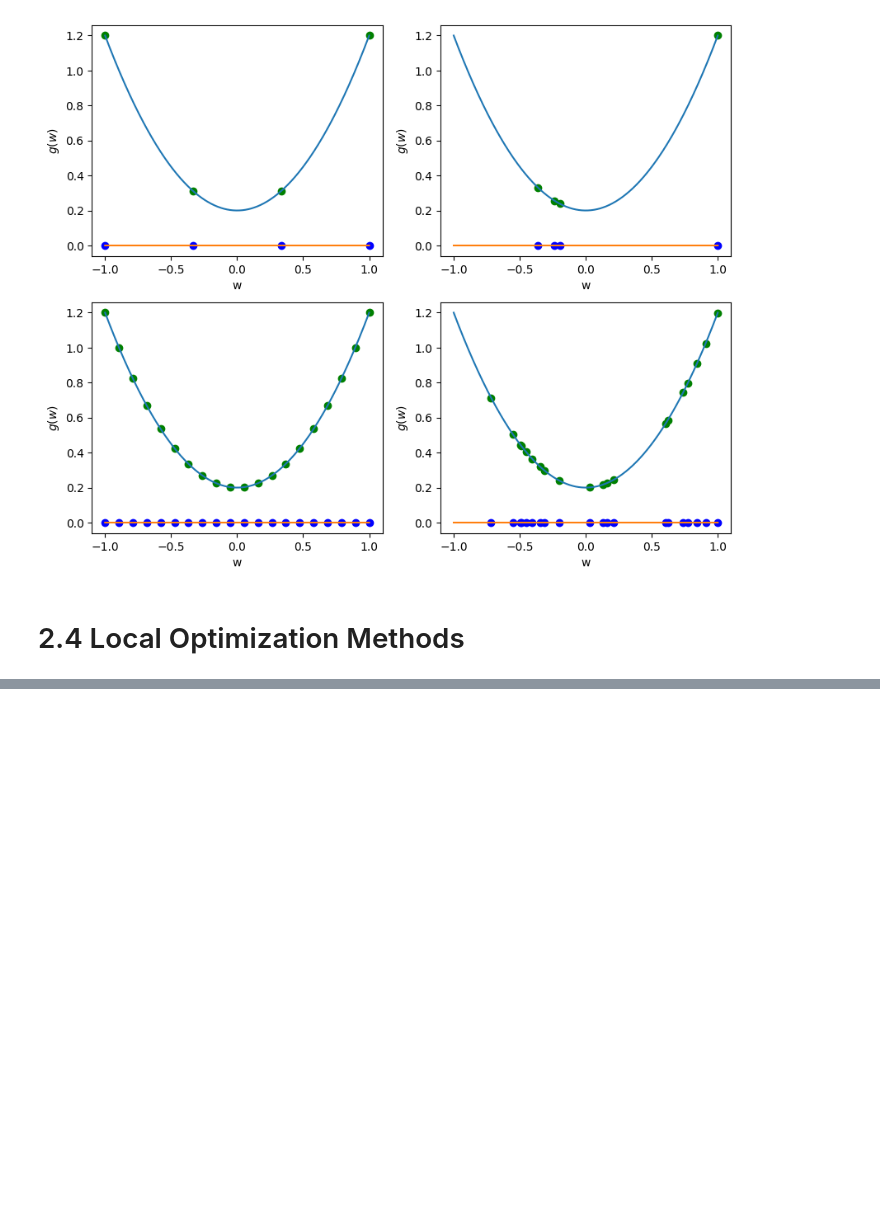
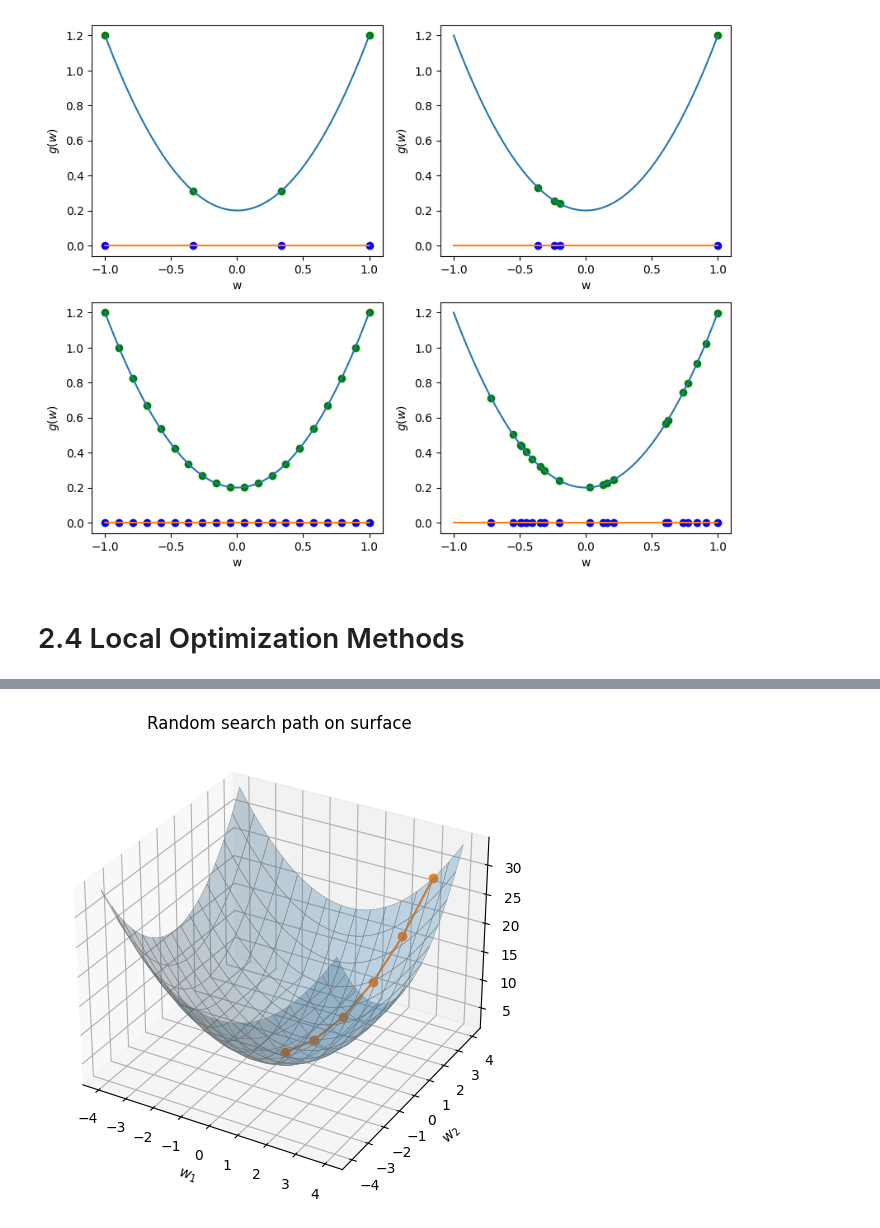
Before and after one commit to Pokemongle/ubc_ml, a Jupyter notebook: textbook/ch2.ipynb, the cells around one changed output, grey strips where cells are left out. Drawn from its saved outputs; the diff is of its cells as text; code cells hidden in the pictures; blank space fills up the shorter version.

```diff
--- a/textbook/ch2.ipynb
+++ b/textbook/ch2.ipynb
@@ -78,0 +109,84 @@ for i,ax in enumerate(axes.ravel()): # .ravel()
+# %%
+# Random local search for Example 2.3
+# g(w1, w2) = w1^2 + w2^2 + 2
+# K steps, step length alpha, at each step pick best among P random directions.
+
+import numpy as np
+import matplotlib.pyplot as plt
+
+# --------- config ----------
+np.random.seed(42)   # 复现实验
+K = 5                # 步数
+alpha = 1.0          # 步长
+P = 1000             # 每步随机方向数
+w0 = np.array([3.0, 4.0])  # 初始点
+# ---------------------------
+
+def g(w):
+    """target function g(w1,w2) = w1^2 + w2^2 + 2"""
+    return w[0]**2 + w[1]**2 + 2.0
+
+def random_unit_directions(P, dim=2):
+    """生成 P 个 dim 维随机单位向量"""
+    v = np.random.randn(P, dim)
+    v /= np.linalg.norm(v, axis=1, keepdims=True) # linear algebra keepdims
+    return v
+
+# ---- run random search ----
+w = w0.copy()
+ws = [w.copy()]       # 轨迹点
+gs = [g(w)]           # 代价历史
+
+for k in range(K):
+    dirs = random_unit_directions(P, dim=2)
+    candidates = w - alpha * dirs             # broadcasting
+    vals = np.sum(candidates**2, axis=1) + 2  # g(candidates)
+    best_idx = np.argmin(vals)
+    w = candidates[best_idx]
+    ws.append(w.copy())
+    gs.append(vals[best_idx])
+
+ws = np.array(ws)
+ks = np.arange(len(gs))
+
+# ---- draw: 3D surface with path ----
+from mpl_toolkits.mplot3d import Axes3D  # noqa: F401
+
+fig = plt.figure(figsize=(6,6))
+ax = fig.add_subplot(111, projection='3d')
+
+x = np.linspace(-4, 4, 120)
+y = np.linspace(-4, 4, 120)
+X, Y = np.meshgrid(x, y)
+Z = X**2 + Y**2 + 2.0
+
+ax.plot_surface(X, Y, Z, rstride=8, cstride=8, edgecolor='gray', linewidth=0.3, alpha=0.25)
+ax.plot(ws[:,0], ws[:,1], np.array([g(p) for p in ws]), marker='o')
+ax.set_xlabel(r'$w_1$'); ax.set_ylabel(r'$w_2$'); ax.set_zlabel(r'$g(\mathbf{w})$')
+ax.set_title('Random search path on surface')
+plt.show()
+
+# ---- draw: contour (top view) with path ----
+plt.figure(figsize=(7,5))
+CS = plt.contour(X, Y, Z, levels=12)
+plt.clabel(CS, inline=True, fontsize=8)
+plt.plot(ws[:,0], ws[:,1], marker='o')
+plt.annotate('start', (ws[0,0], ws[0,1]), xytext=(ws[0,0]+0.2, ws[0,1]+0.2))
+plt.annotate('end', (ws[-1,0], ws[-1,1]), xytext=(ws[-1,0]+0.2, ws[-1,1]+0.2))
+plt.xlabel(r'$w_1$'); plt.ylabel(r'$w_2$')
+plt.title('Top view (contours) with path')
+plt.axis('equal')
+plt.show()
+
+# ---- draw: cost function history ----
+plt.figure(figsize=(7,4))
+plt.plot(ks, gs, marker='o')
+plt.xlabel(r'$k$'); plt.ylabel(r'$g(\mathbf{w}^k)$')
+plt.title('Cost function history')
+plt.grid(True, alpha=0.3)
+plt.show()
+
+print("trajectory ws:\n", ws)
+print("g(w^k):\n", np.array(gs))
+# %% [output]
+[figure, added]
```
Also changed, not shown: parts of 7 cells of this notebook.
